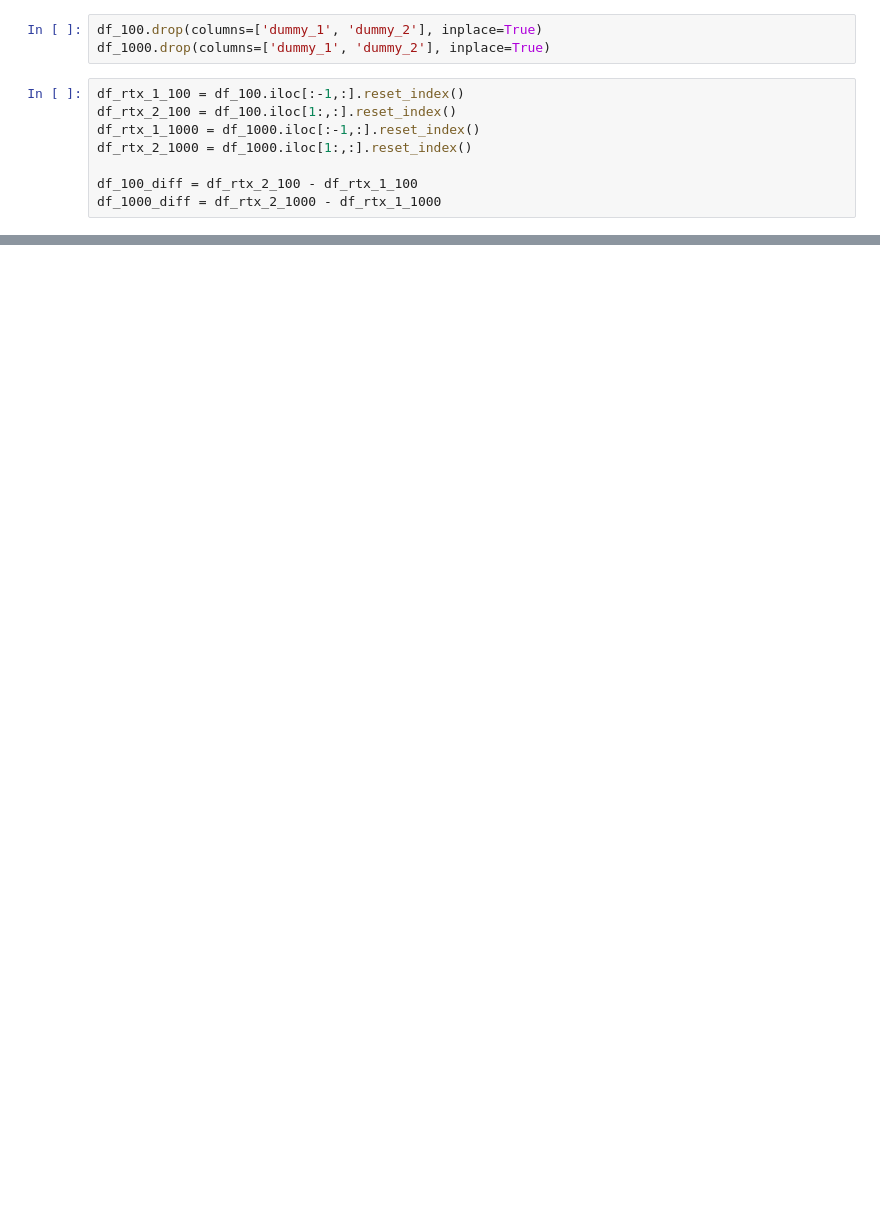
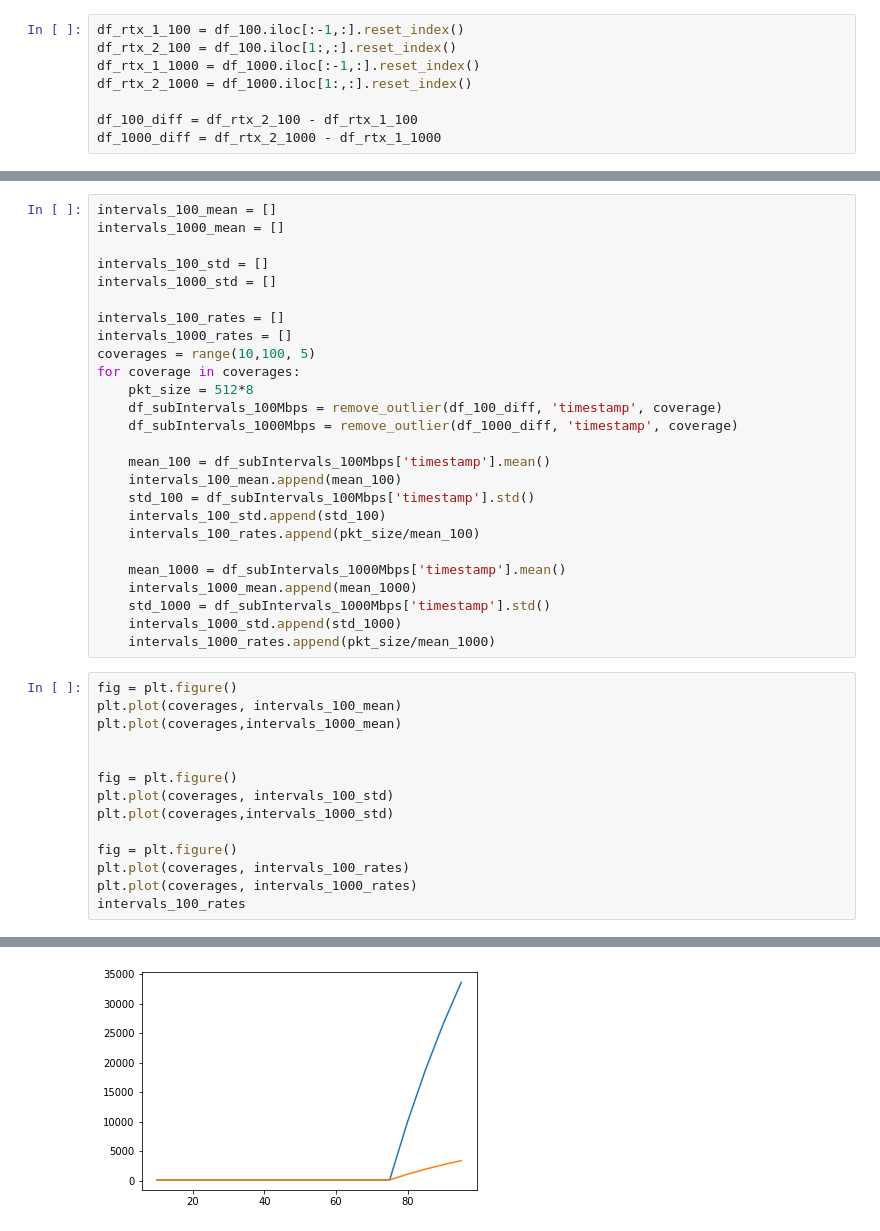
Before and after one commit to amir-sabzi/MinesVPN, a Jupyter notebook: codes/data_analysis/S_experiment.ipynb, the cells around one changed output, grey strips where cells are left out. Cells and saved outputs as stored; diff of their text form; blank space fills up the shorter version.

```diff
--- a/codes/data_analysis/S_experiment.ipynb
+++ b/codes/data_analysis/S_experiment.ipynb
@@ -13,6 +18,3 @@ df_1000 = pd.read_csv(file_path_1000,names=['dummy_1', 'timestamp', 'dummy_2', '
-# %%
-df_100.drop(columns=['dummy_1', 'dummy_2'], inplace=True)
-df_1000.drop(columns=['dummy_1', 'dummy_2'], inplace=True)
 # %%
 df_rtx_1_100 = df_100.iloc[:-1,:].reset_index()
 df_rtx_2_100 = df_100.iloc[1:,:].reset_index()
@@ -97,0 +83,41 @@ min interval is 17
+# %%
+intervals_100_mean = []
+intervals_1000_mean = []
+
+intervals_100_std = []
+intervals_1000_std = []
+
+intervals_100_rates = []
+intervals_1000_rates = []
+coverages = range(10,100, 5)
+for coverage in coverages:
+    pkt_size = 512*8
+    df_subIntervals_100Mbps = remove_outlier(df_100_diff, 'timestamp', coverage)
+    df_subIntervals_1000Mbps = remove_outlier(df_1000_diff, 'timestamp', coverage)
+
+    mean_100 = df_subIntervals_100Mbps['timestamp'].mean()
+    intervals_100_mean.append(mean_100)
+    std_100 = df_subIntervals_100Mbps['timestamp'].std()
+    intervals_100_std.append(std_100)
+    intervals_100_rates.append(pkt_size/mean_100)
+
+    mean_1000 = df_subIntervals_1000Mbps['timestamp'].mean()
+    intervals_1000_mean.append(mean_1000)
+    std_1000 = df_subIntervals_1000Mbps['timestamp'].std()
+    intervals_1000_std.append(std_1000)
+    intervals_1000_rates.append(pkt_size/mean_1000)
+# %%
+fig = plt.figure()
+plt.plot(coverages, intervals_100_mean)
+plt.plot(coverages,intervals_1000_mean)
+
+
+fig = plt.figure()
+plt.plot(coverages, intervals_100_std)
+plt.plot(coverages,intervals_1000_std)
+
+fig = plt.figure()
+plt.plot(coverages, intervals_100_rates)
+plt.plot(coverages, intervals_1000_rates)
+intervals_100_rates
+# %% [output]
@@ -97,0 +142 @@ min interval is 17
+[figure, added]
```
Also changed, not shown: parts of 15 cells of this notebook, 1 other file.
